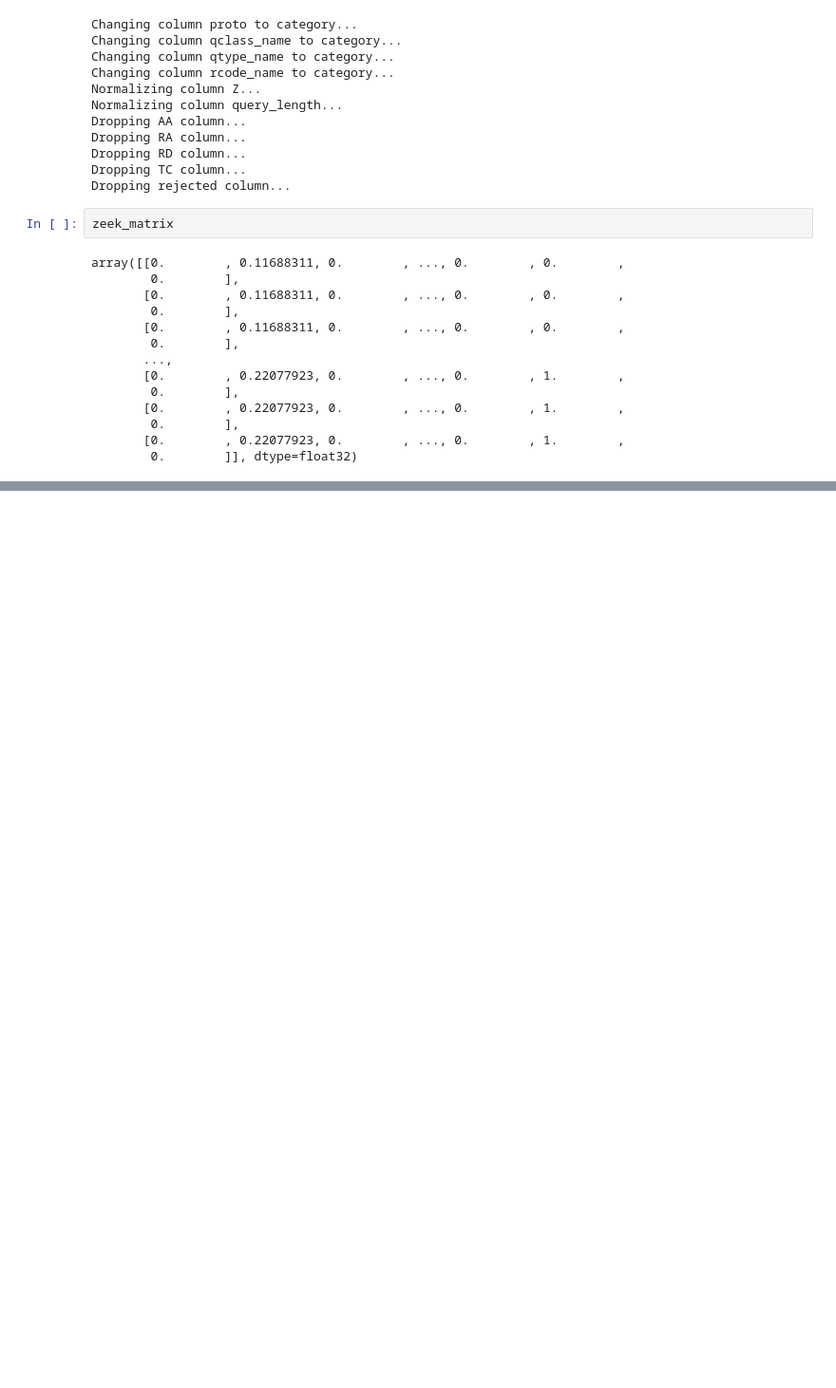
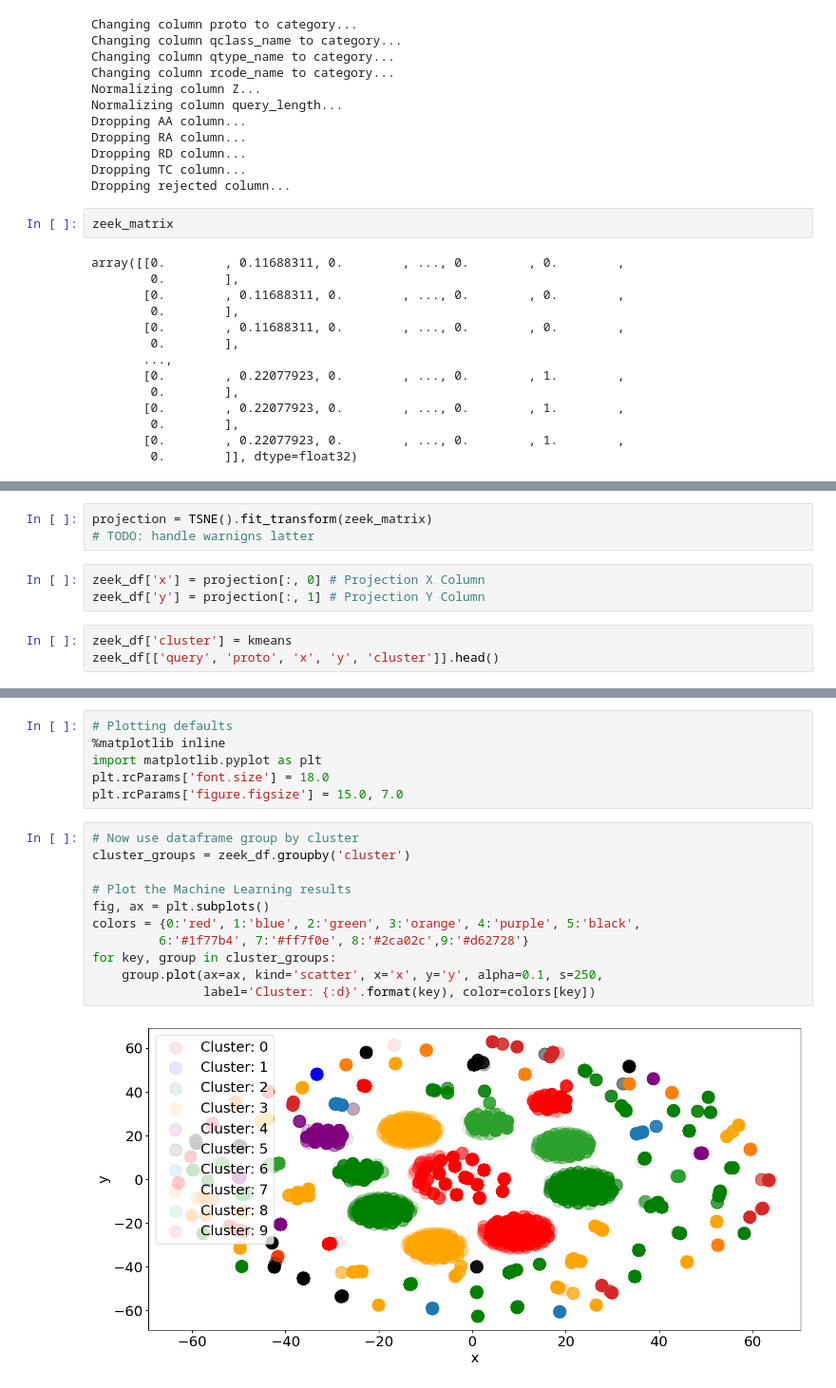
Before and after one commit to AI-Learning-Land/zat, a Jupyter notebook: notebooks/Network_Monitoring_AI.ipynb, the cells around one changed output, grey strips where cells are left out. Shown at 95% size. Saved outputs shown, nothing was run; the diff lists cells and outputs as text; blank space fills up the shorter version.

Commit message:
STSVKAN-57 Finish up clustering

```diff
--- a/notebooks/Network_Monitoring_AI.ipynb
+++ b/notebooks/Network_Monitoring_AI.ipynb
@@ -398,0 +403,9 @@ array([[0.        , 0.11688311, 0.        , ..., 0.        , 0.        ,
+# %%
+projection = TSNE().fit_transform(zeek_matrix)
+# TODO: handle warnigns latter
+# %%
+zeek_df['x'] = projection[:, 0] # Projection X Column
+zeek_df['y'] = projection[:, 1] # Projection Y Column
+# %%
+zeek_df['cluster'] = kmeans
+zeek_df[['query', 'proto', 'x', 'y', 'cluster']].head()
@@ -398,0 +420,19 @@ array([[0.        , 0.11688311, 0.        , ..., 0.        , 0.        ,
+# %%
+# Plotting defaults
+%matplotlib inline
+import matplotlib.pyplot as plt
+plt.rcParams['font.size'] = 18.0
+plt.rcParams['figure.figsize'] = 15.0, 7.0
+# %%
+# Now use dataframe group by cluster
+cluster_groups = zeek_df.groupby('cluster')
+
+# Plot the Machine Learning results
+fig, ax = plt.subplots()
+colors = {0:'red', 1:'blue', 2:'green', 3:'orange', 4:'purple', 5:'black',
+         6:'#1f77b4', 7:'#ff7f0e', 8:'#2ca02c',9:'#d62728'}
+for key, group in cluster_groups:
+    group.plot(ax=ax, kind='scatter', x='x', y='y', alpha=0.1, s=250,
+               label='Cluster: {:d}'.format(key), color=colors[key])
+# %% [output]
+[figure, added]
```
Also changed, not shown: parts of 5 cells of this notebook, 1 other file.
